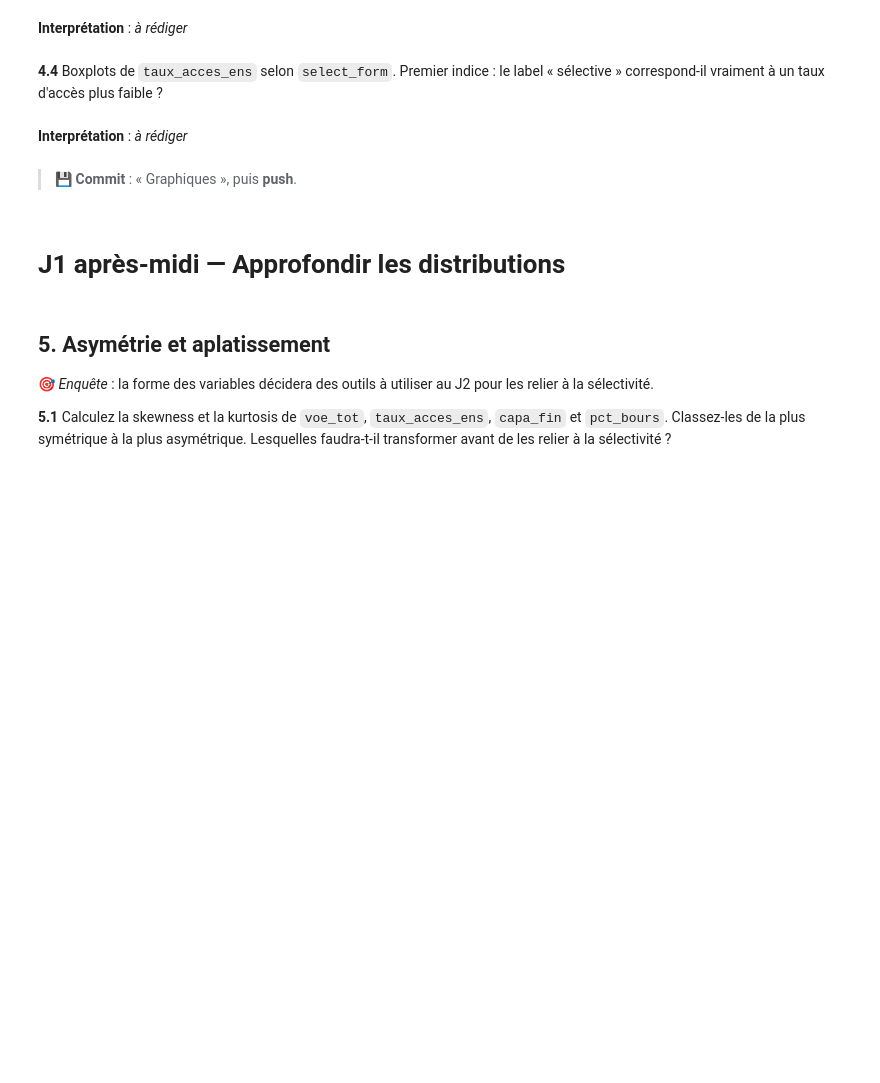
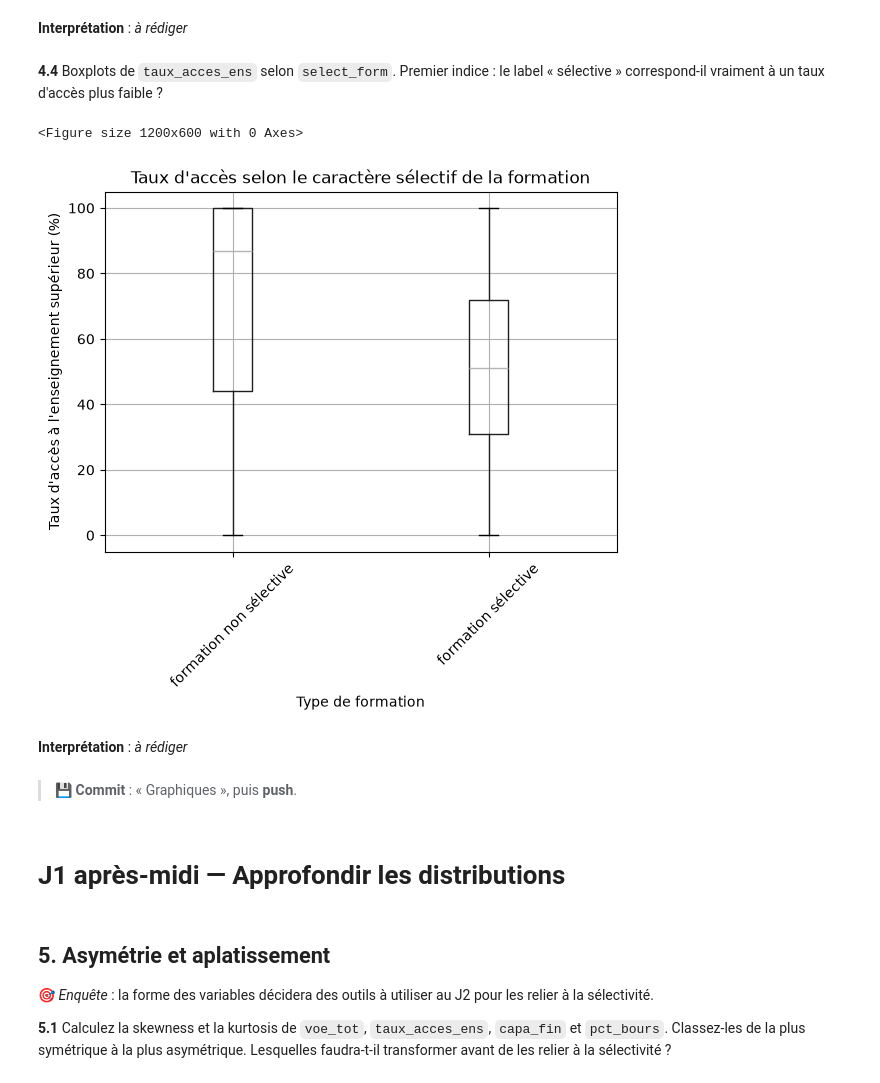
Before and after one commit to AhmedJr-ops/Parcoursup, a Jupyter notebook: TP_Parcoursup.ipynb, the cells around one changed output. Cells and saved outputs as stored; diff of their text form; code cells hidden in the pictures; blank space fills up the shorter version.

```diff
--- a/TP_Parcoursup.ipynb
+++ b/TP_Parcoursup.ipynb
@@ -209,6 +243,23 @@ Coefficient de variation : 1.6721318872177755
 **Interprétation** : _à rédiger_
 # %% [markdown]
 **4.4** Boxplots de `taux_acces_ens` selon `select_form`. Premier indice : le label « sélective » correspond-il vraiment à un taux d'accès plus faible ?
+# %%
+plt.figure(figsize=(12, 6))
+
+df.boxplot(
+ column="taux_acces_ens",
+ by="select_form",
+ rot=45
+)
+
+plt.xlabel("Type de formation")
+plt.ylabel("Taux d'accès à l'enseignement supérieur (%)")
+plt.title("Taux d'accès selon le caractère sélectif de la formation")
+plt.suptitle("")
+plt.show()
+# %% [output]
+<Figure size 1200x600 with 0 Axes>
+[figure, added]
 # %% [markdown]
 **Interprétation** : _à rédiger_
 # %% [markdown]
```
Also changed, not shown: parts of 4 cells of this notebook.
